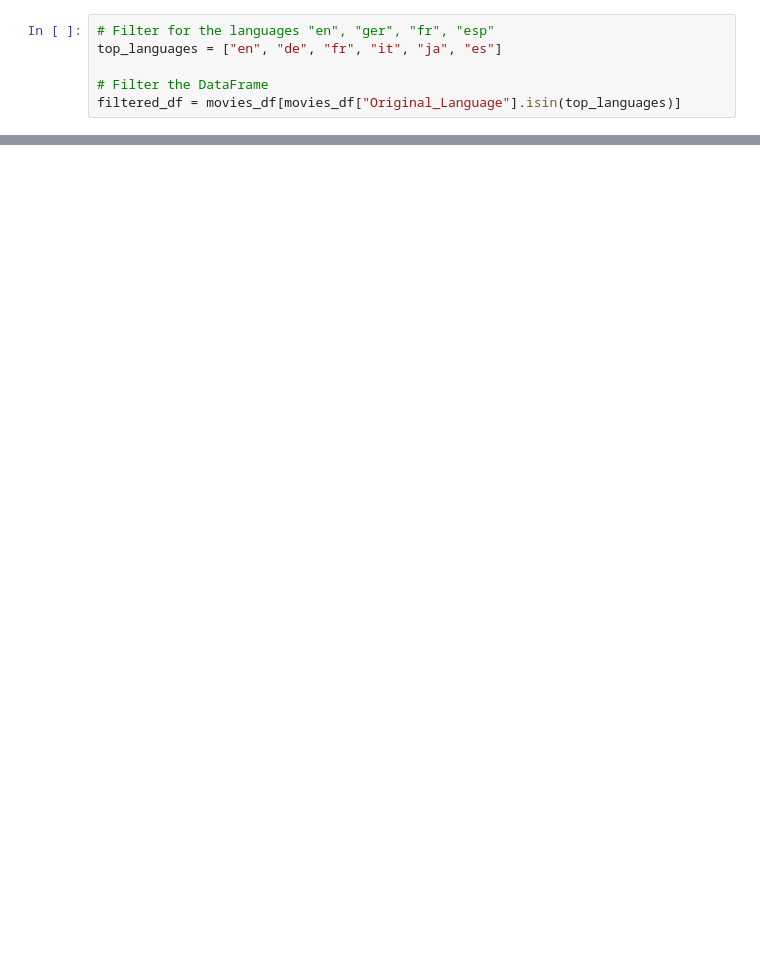
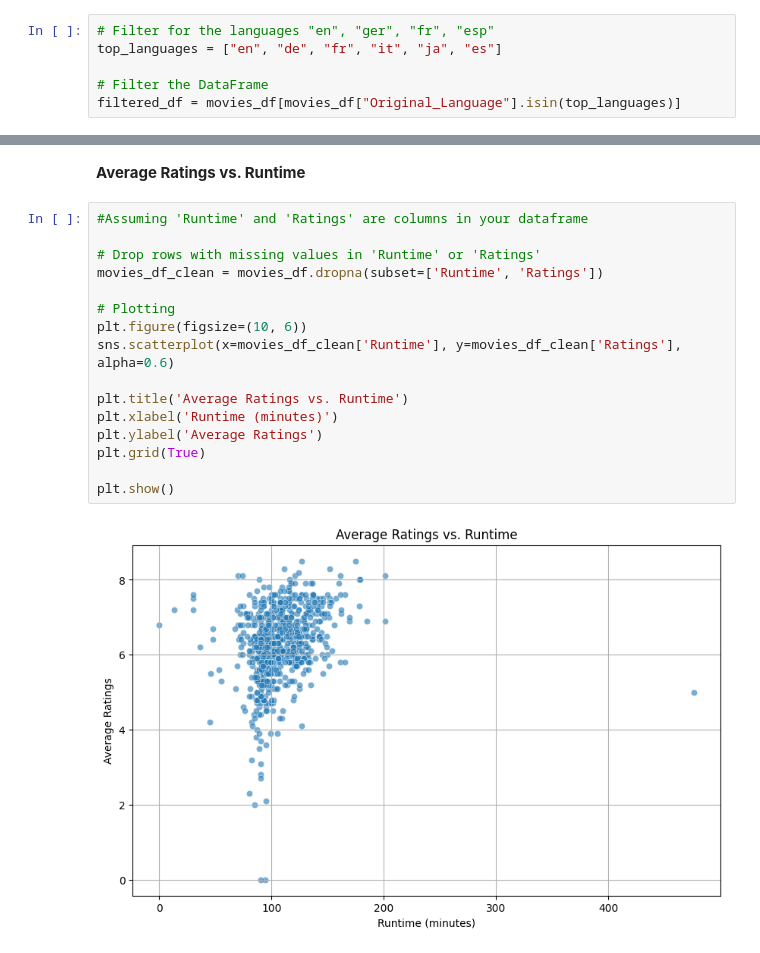
Before and after one commit to slimrivermoi/Techlabs-DS5, a Jupyter notebook: edit_data/Chan/EDA_Chan.ipynb, the cells around one changed output, grey strips where cells are left out. Saved outputs shown, nothing was run; the diff lists cells and outputs as text; blank space fills up the shorter version.

```diff
--- a/edit_data/Chan/EDA_Chan.ipynb
+++ b/edit_data/Chan/EDA_Chan.ipynb
@@ -312,0 +308,20 @@ movies_df.head(2)
+# %% [markdown]
+**Average Ratings vs. Runtime**
+# %%
+#Assuming 'Runtime' and 'Ratings' are columns in your dataframe
+
+# Drop rows with missing values in 'Runtime' or 'Ratings'
+movies_df_clean = movies_df.dropna(subset=['Runtime', 'Ratings'])
+
+# Plotting
+plt.figure(figsize=(10, 6))
+sns.scatterplot(x=movies_df_clean['Runtime'], y=movies_df_clean['Ratings'], alpha=0.6)
+
+plt.title('Average Ratings vs. Runtime')
+plt.xlabel('Runtime (minutes)')
+plt.ylabel('Average Ratings')
+plt.grid(True)
+
+plt.show()
+# %% [output]
+[figure, added]
```
Also changed, not shown: parts of 16 cells of this notebook, 1 other file.
